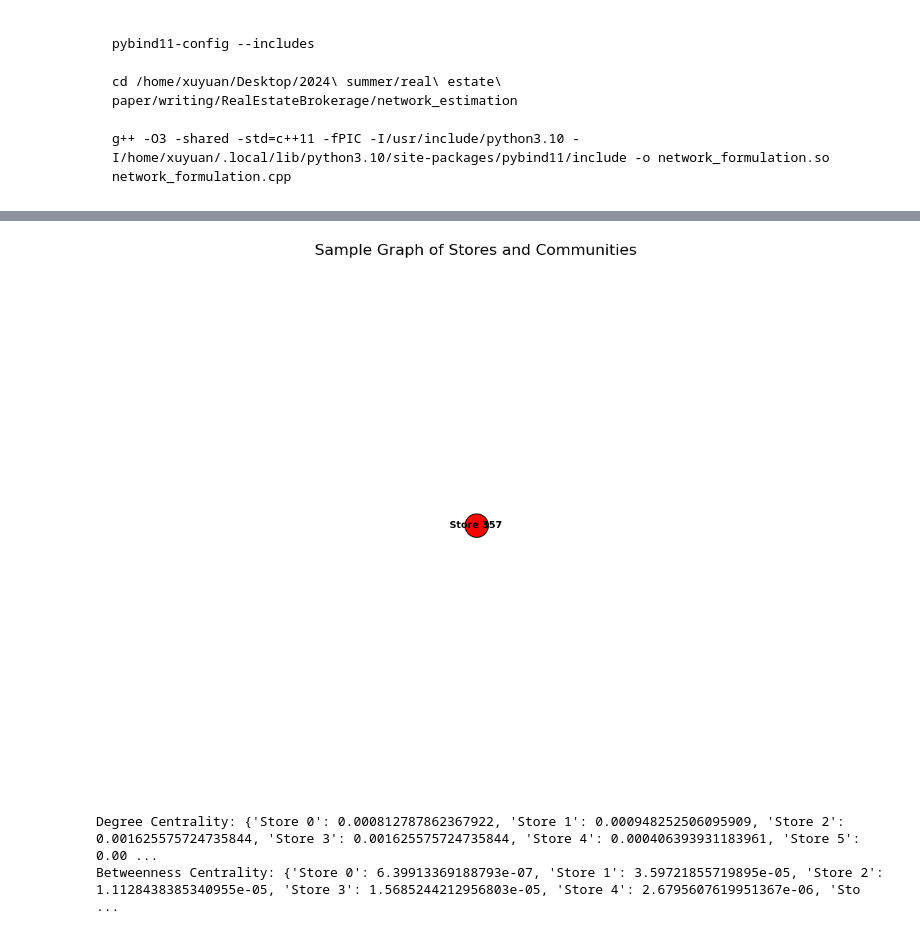
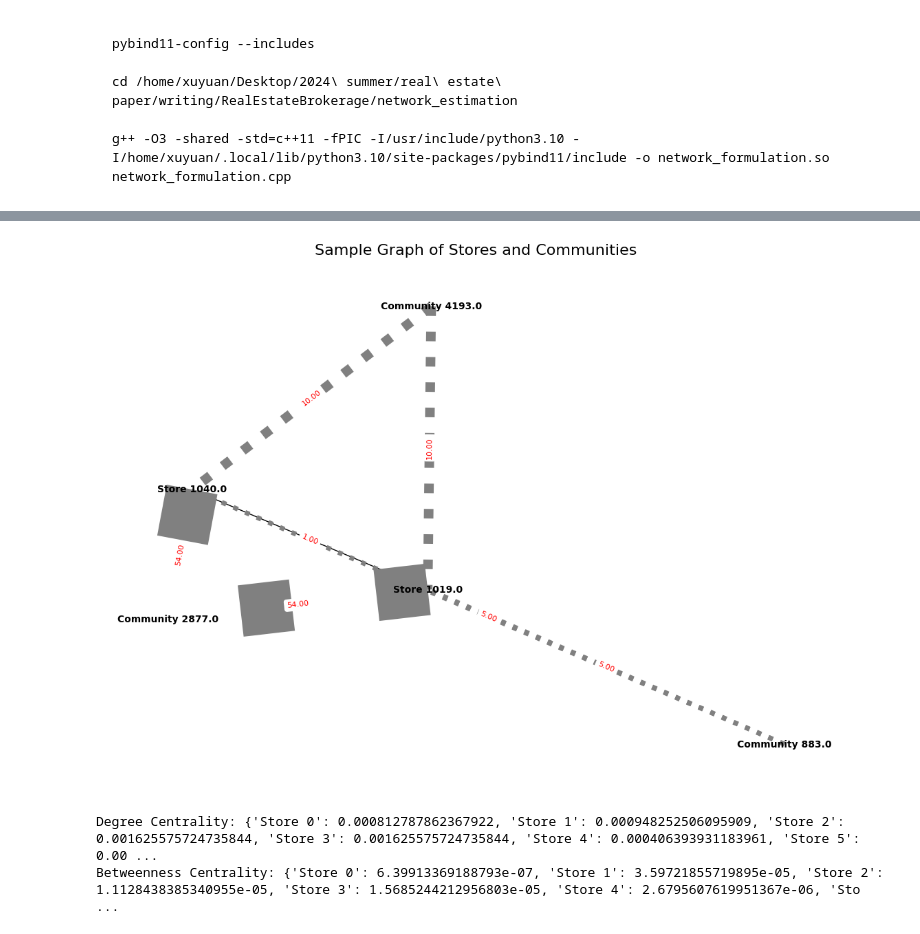
Before and after one commit to sergiozxy/RealEstateBrokerage, a Jupyter notebook: network_estimation/network_estimation.ipynb, the cells around one changed output, grey strips where cells are left out. Saved outputs shown, nothing was run; the diff lists cells and outputs as text; code cells hidden in the pictures.

```diff
--- a/network_estimation/network_estimation.ipynb
+++ b/network_estimation/network_estimation.ipynb
@@ -233,12 +89,14 @@ merged_data[['number', 'influence']].head(20)
 # now we need to convert the problem using cpp
 G = nx.Graph()
 # %%
-for i, (lon, lat) in enumerate(stores):
-    G.add_node(f'Store {i}', pos=(lon, lat), color='red', shape='o')
+store_ids = set(df_network['store_id']).union(df_edges['store_id_1']).union(df_edges['store_id_2'])
+for store_id in store_ids:
+    G.add_node(f'Store {store_id}', color='red', shape='o')
 
 # Add nodes for communities
-for i, (lon, lat) in enumerate(communities):
-    G.add_node(f'Community {i}', pos=(lon, lat), color='blue', shape='s')
+community_ids = set(df_network['community_id'])
+for community_id in community_ids:
+    G.add_node(f'Community {community_id}', color='blue', shape='s')
 
 # Add edges based on df_network
 for _, row in df_network.iterrows():
@@ -253,7 +111,3 @@ for _, row in df_edges.iterrows():
     store_id_2 = row['store_id_2']
     effect = row['effect']
     G.add_edge(f'Store {store_id_1}', f'Store {store_id_2}', weight=effect, color='black', style='solid')
-# %%
-start_node = random.choice([f'Store {i}' for i in range(len(stores))])
-# %%
-start_node = 'Store 357' # Store 357
@@ -263,0 +119,10 @@ start_node
+# %%
+for store_id in random_stores:
+    print(f"\nNeighbors of Store {store_id}: {list(G.neighbors(f'Store {store_id}'))}")
+connected_stores = [node for node in G.nodes if G.degree(node) > 0 and node.startswith('Store')]
+
+if not connected_stores:
+    print("No connected stores found in the graph.")
+else:
+    start_node = random.choice(connected_stores)
+    print(f"\nSelected start node: {start_node}")
@@ -265,51 +142,49 @@ start_node
 bfs_edges = list(nx.bfs_edges(G, start_node, depth_limit=10))
 bfs_nodes = set([start_node] + [v for u, v in bfs_edges])
 # %%
-if start_node:
-    # Perform BFS to get up to 10 neighbors
-    bfs_edges = list(nx.bfs_edges(G, start_node, depth_limit=10))
-    bfs_nodes = set([start_node] + [v for u, v in bfs_edges])
-
+if bfs_nodes:
     # Subgraph for visualization
     H = G.subgraph(bfs_nodes)
 
-    # Get positions for nodes
-    pos = nx.get_node_attributes(G, 'pos')
-    colors = nx.get_node_attributes(G, 'color')
-    shapes = nx.get_node_attributes(G, 'shape')
+    # Generate spring layout for nodes
+    pos = nx.spring_layout(H, seed=42)
+
+    # Get node attributes
+    colors = nx.get_node_attributes(H, 'color')
+    shapes = nx.get_node_attributes(H, 'shape')
 
     # Prepare the figure
     plt.figure(figsize=(14, 10))
     ax = plt.gca()
 
     # Draw nodes with specified colors and shapes
     for shape in set(shapes.values()):
         nx.draw_networkx_nodes(H, pos, nodelist=[node for node in H.nodes() if shapes[node] == shape],
                                node_color=[colors[node] for node in H.nodes() if shapes[node] == shape],
-                               node_shape=shape, node_size=600, edgecolors='k')
+                               node_shape=shape, node_size=300, edgecolors='k')
 
     # Draw edges with different styles and widths based on effect
     for style in ['solid', 'dotted']:
         edges = [(u, v) for u, v, d in H.edges(data=True) if d['style'] == style]
-        widths = [d['weight'] / 1000000 if 'weight' in d else 1 for u, v, d in H.edges(data=True) if d['style'] == style]
+        widths = [d['weight'] for u, v, d in H.edges(data=True) if d['style'] == style]
         colors = [d['color'] for u, v, d in H.edges(data=True) if d['style'] == style]
         nx.draw_networkx_edges(H, pos, edgelist=edges, width=widths, edge_color=colors, style=style)
 
     # Draw edge labels
     edge_labels = {(u, v): f'{d["weight"]:.2f}' for u, v, d in H.edges(data=True) if 'weight' in d}
     nx.draw_networkx_edge_labels(H, pos, edge_labels=edge_labels, font_color='red', font_size=8)
 
     # Draw node labels
     nx.draw_networkx_labels(H, pos, font_size=10, font_weight='bold')
 
     # Title and display
     plt.title('Sample Graph of Stores and Communities', fontsize=16)
     plt.axis('off')
     plt.show()
 else:
     print("No connected stores available for visualization.")
 # %% [output]
-[figure, old version]
+[figure, new version]
 # %%
 degree_centrality = nx.degree_centrality(G)
 betweenness_centrality = nx.betweenness_centrality(G)
```
Also changed, not shown: parts of 16 cells of this notebook, 1 other file.
